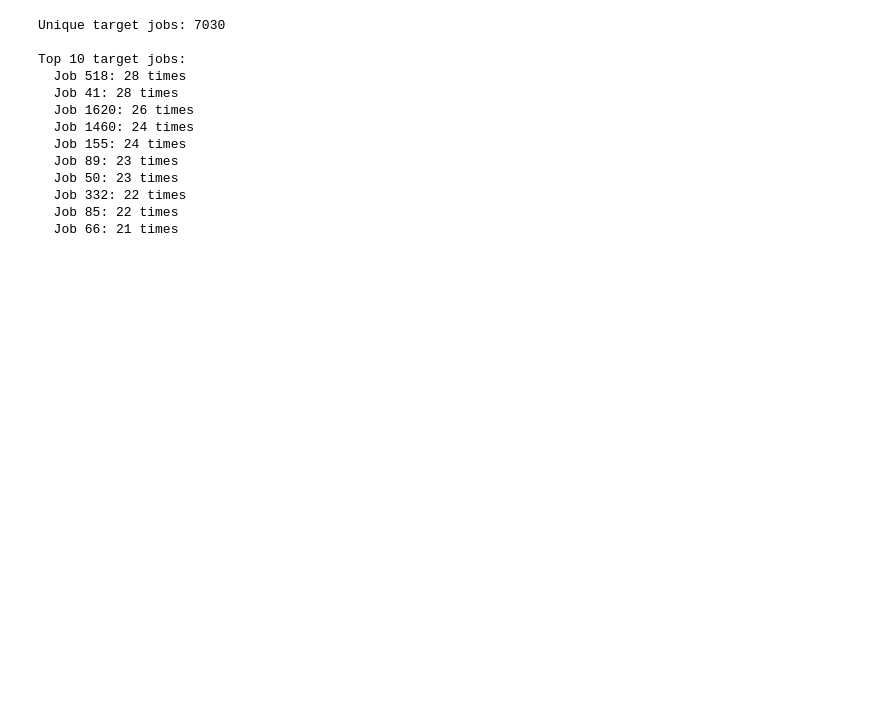
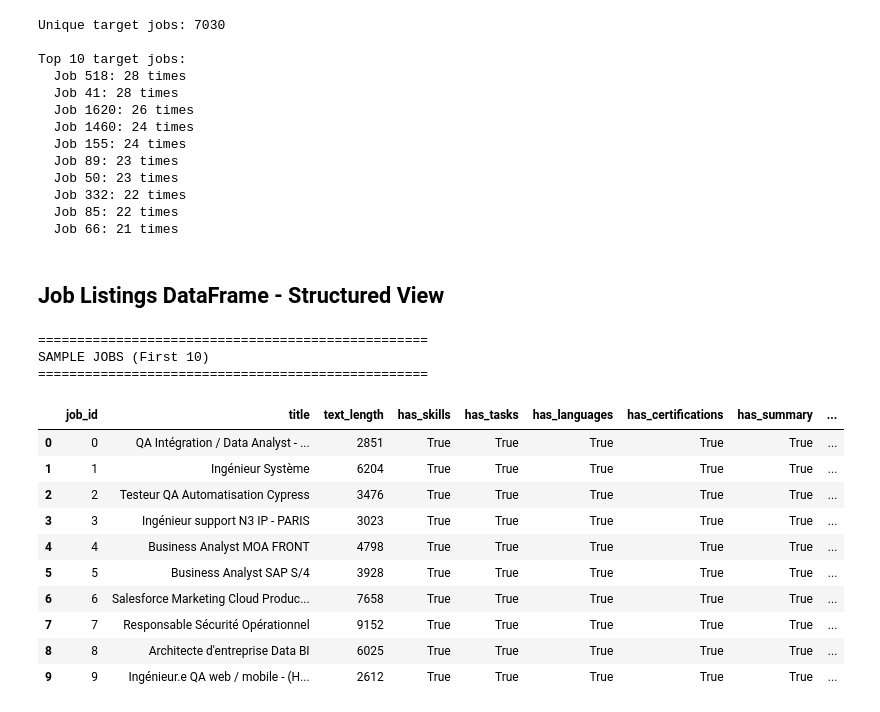
Before and after one commit to alecacerestel/Competition_G12_AML, a Jupyter notebook: notebooks/01_exploration.ipynb, the cells around one changed output. Saved outputs shown, nothing was run; the diff lists cells and outputs as text; code cells hidden in the pictures; blank space fills up the shorter version.

Commit message:
Add data preparation notebook with 3-table structure

```diff
--- a/notebooks/01_exploration.ipynb
+++ b/notebooks/01_exploration.ipynb
@@ -179,3 +179,26 @@ Top 10 target jobs:
   Job 332: 22 times
   Job 85: 22 times
   Job 66: 21 times
+# %% [markdown]
+## Job Listings DataFrame - Structured View
+# %%
+# Display first few jobs (without full_text for readability)
+print("\n" + "="*50)
+print("SAMPLE JOBS (First 10)")
+print("="*50)
+jobs_df.drop('full_text', axis=1).head(10)
+# %% [output]
+==================================================
+SAMPLE JOBS (First 10)
+==================================================
+|  | job_id | title | text_length | has_skills | has_tasks | has_languages | has_certifications | has_summary | ... |
+| 0 | 0 | QA Intégration / Data Analyst - ... | 2851 | True | True | True | True | True | ... |
+| 1 | 1 | Ingénieur Système | 6204 | True | True | True | True | True | ... |
+| 2 | 2 | Testeur QA Automatisation Cypress | 3476 | True | True | True | True | True | ... |
+| 3 | 3 | Ingénieur support N3 IP - PARIS | 3023 | True | True | True | True | True | ... |
+| 4 | 4 | Business Analyst MOA FRONT | 4798 | True | True | True | True | True | ... |
+| 5 | 5 | Business Analyst SAP S/4 | 3928 | True | True | True | True | True | ... |
+| 6 | 6 | Salesforce Marketing Cloud Produc... | 7658 | True | True | True | True | True | ... |
+| 7 | 7 | Responsable Sécurité Opérationnel | 9152 | True | True | True | True | True | ... |
+| 8 | 8 | Architecte d'entreprise Data BI | 6025 | True | True | True | True | True | ... |
+| 9 | 9 | Ingénieur.e QA web / mobile - (H... | 2612 | True | True | True | True | True | ... |
```
Also changed, not shown: parts of 6 cells of this notebook, 1 other file.
